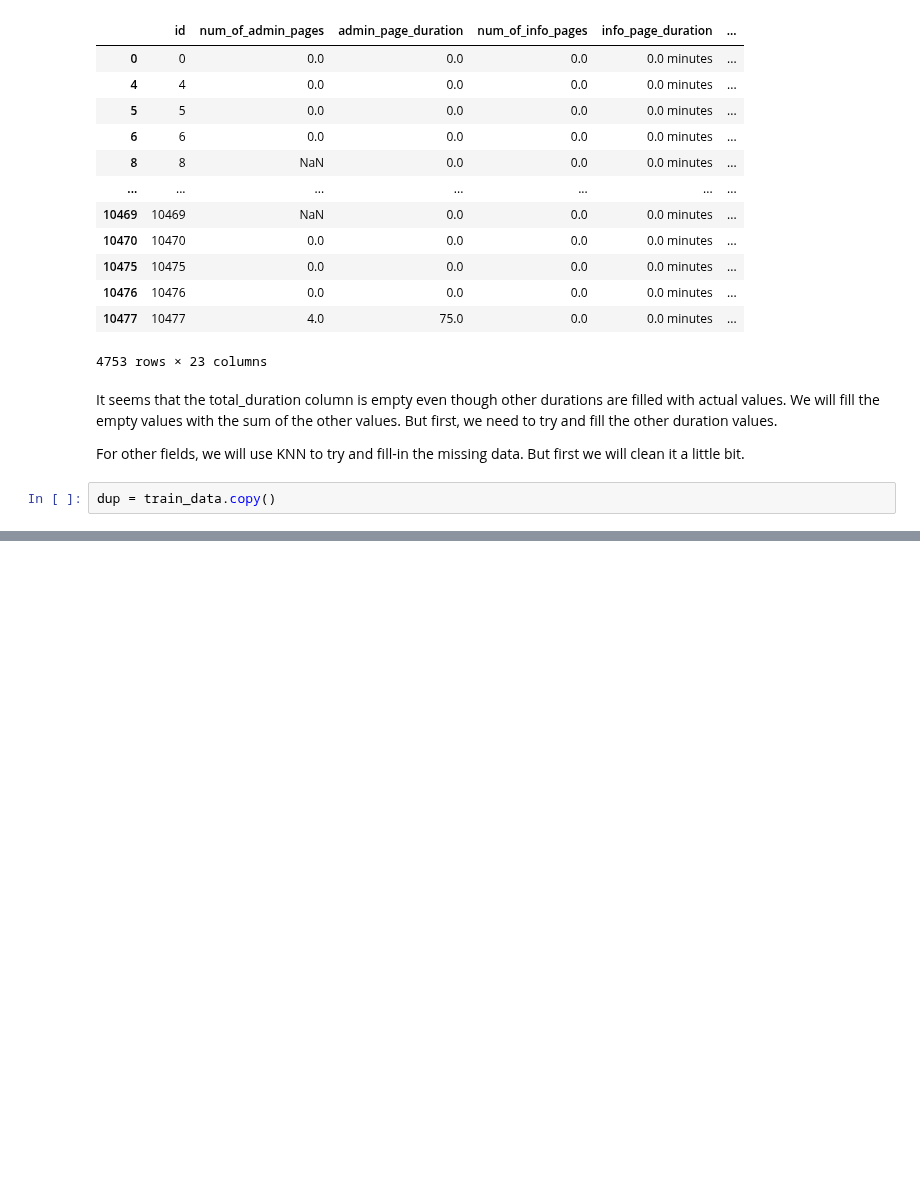
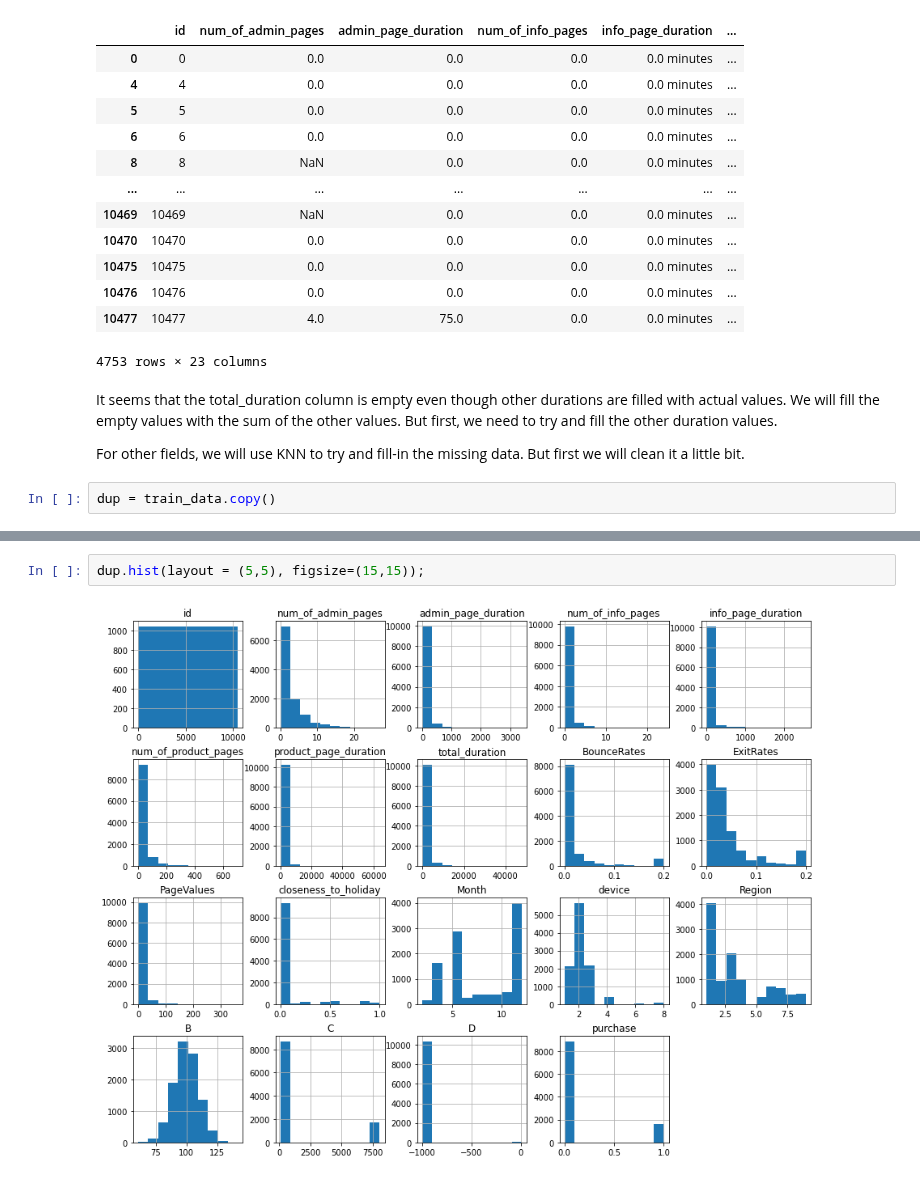
Before and after one commit to mikisegall/ml_final_project, a Jupyter notebook: avi_test.ipynb, the cells around one changed output, grey strips where cells are left out. Cells and saved outputs as stored; diff of their text form; blank space fills up the shorter version.

```diff
--- a/avi_test.ipynb
+++ b/avi_test.ipynb
@@ -233,3 +246,7 @@ data_summary.sort_values(by='missing', ascending=False)
 | num_of_info_pages | 0 | 0.000000 |
 | admin_page_duration | 0 | 0.000000 |
 | purchase | 0 | 0.000000 |
+# %%
+dup.hist(layout = (5,5), figsize=(15,15));
+# %% [output]
+[figure, added]
```
Also changed, not shown: parts of 10 cells of this notebook.
